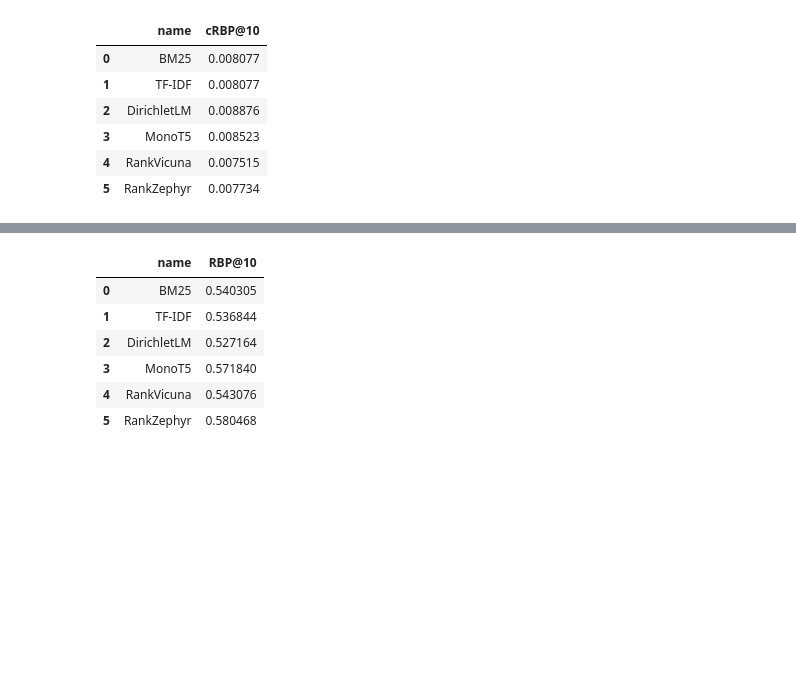
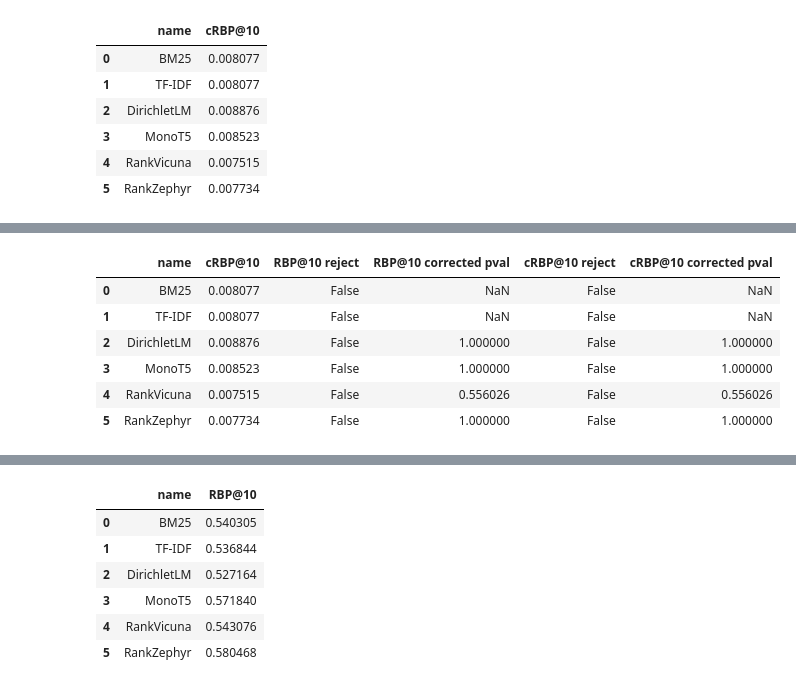
Before and after one commit to SOLandChildren/ChildCenteredEvaluation, a Jupyter notebook: code/evaluation.ipynb, the cells around one changed output, grey strips where cells are left out. Cells and saved outputs as stored; diff of their text form; code cells hidden in the pictures; blank space fills up the shorter version.

```diff
--- a/code/evaluation.ipynb
+++ b/code/evaluation.ipynb
@@ -193,3 +314,14 @@ requik_crbp_results_df
+# %%
+requik_crbp_results_df = requik_crbp_results_df.merge(sig_df, on="name")
+requik_crbp_results_df
+# %% [output]
+|  | name | cRBP@10 | RBP@10 reject | RBP@10 corrected pval | cRBP@10 reject | cRBP@10 corrected pval |
+| 0 | BM25 | 0.008077 | False | NaN | False | NaN |
+| 1 | TF-IDF | 0.008077 | False | NaN | False | NaN |
+| 2 | DirichletLM | 0.008876 | False | 1.000000 | False | 1.000000 |
+| 3 | MonoT5 | 0.008523 | False | 1.000000 | False | 1.000000 |
+| 4 | RankVicuna | 0.007515 | False | 0.556026 | False | 0.556026 |
+| 5 | RankZephyr | 0.007734 | False | 1.000000 | False | 1.000000 |
 # %%
 requik_rbp_results = requik_rbp_results_df.merge(requik_crbp_results_df, on="name")
 requik_rbp_results.to_csv("results/requik/rbp_eval.csv", index=False)
```
Also changed, not shown: parts of 13 cells of this notebook, 2 other files.
